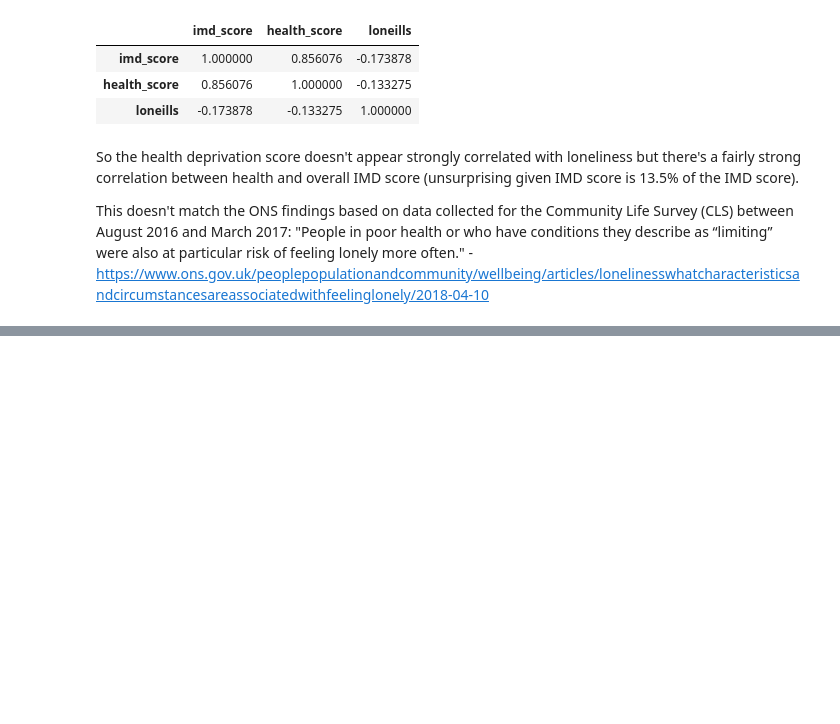
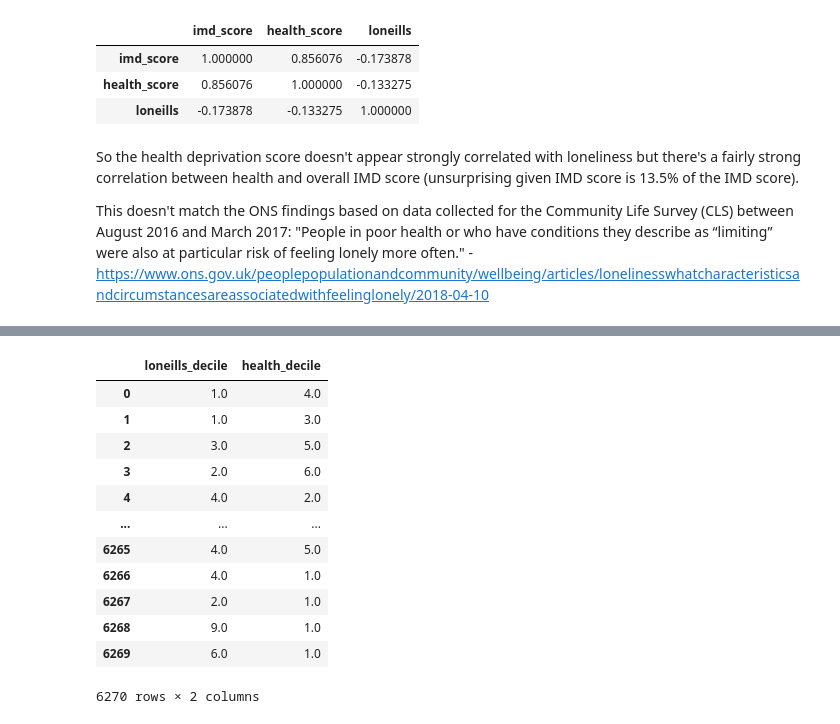
Before and after one commit to TamsinHu/Loneliness_study, a Jupyter notebook: Loneliness and health.ipynb, the cells around one changed output, grey strips where cells are left out. Cells and saved outputs as stored; diff of their text form; code cells hidden in the pictures; blank space fills up the shorter version.

```diff
--- a/Loneliness and health.ipynb
+++ b/Loneliness and health.ipynb
@@ -98,0 +75,16 @@ This doesn't match the ONS findings based on data collected for the Community Li
+# %%
+loneliness_health[['loneills_decile', 'health_decile']]
+# %% [output]
+|  | loneills_decile | health_decile |
+| 0 | 1.0 | 4.0 |
+| 1 | 1.0 | 3.0 |
+| 2 | 3.0 | 5.0 |
+| 3 | 2.0 | 6.0 |
+| 4 | 4.0 | 2.0 |
+| ... | ... | ... |
+| 6265 | 4.0 | 5.0 |
+| 6266 | 4.0 | 1.0 |
+| 6267 | 2.0 | 1.0 |
+| 6268 | 9.0 | 1.0 |
+| 6269 | 6.0 | 1.0 |
+6270 rows × 2 columns
```
Also changed, not shown: parts of 16 cells of this notebook.
